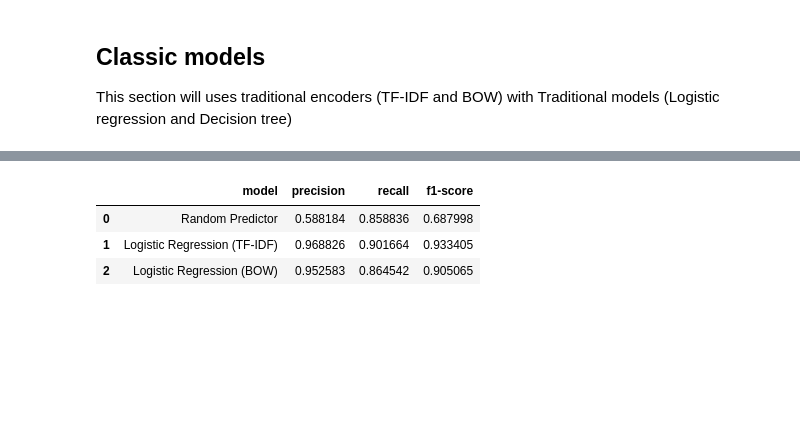
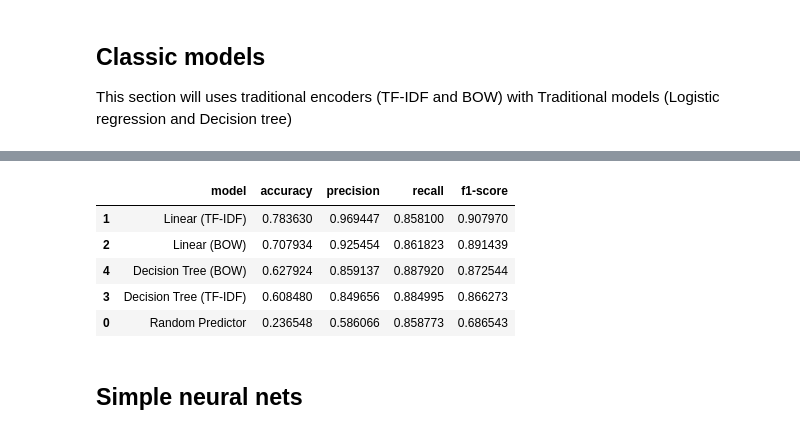
Before and after one commit to NgocMinhUniversityProjects/BTL-NLP, a Jupyter notebook: depressive-suicidal-analysis/main.ipynb, the cells around one changed output, grey strips where cells are left out. Cells and saved outputs as stored; diff of their text form; code cells hidden in the pictures; blank space fills up the shorter version.

Commit message:
Add more models for depressive analysis

```diff
--- a/depressive-suicidal-analysis/main.ipynb
+++ b/depressive-suicidal-analysis/main.ipynb
@@ -172,5 +175,5 @@ train_df, test_df = train_test_split(df_all, test_size=0.2, random_state=42)
 # %%
-score_df = pd.DataFrame(columns=["model", "precision", "recall", "f1-score"])
+score_df = pd.DataFrame(columns=["model", "accuracy", "precision", "recall", "f1-score"])
 # %%
 from sklearn.metrics import classification_report, multilabel_confusion_matrix, accuracy_score, f1_score, precision_score, recall_score
 
@@ -313,7 +338,12 @@ Overall recall: 0.8645418326693227
 # %%
-display(score_df)
+display(score_df.sort_values(by="f1-score", ascending=False))
+# linear is highest, data is highly learnable
 # %% [output]
-|  | model | precision | recall | f1-score |
-| 0 | Random Predictor | 0.588184 | 0.858836 | 0.687998 |
-| 1 | Logistic Regression (TF-IDF) | 0.968826 | 0.901664 | 0.933405 |
-| 2 | Logistic Regression (BOW) | 0.952583 | 0.864542 | 0.905065 |
+|  | model | accuracy | precision | recall | f1-score |
+| 1 | Linear (TF-IDF) | 0.783630 | 0.969447 | 0.858100 | 0.907970 |
+| 2 | Linear (BOW) | 0.707934 | 0.925454 | 0.861823 | 0.891439 |
+| 4 | Decision Tree (BOW) | 0.627924 | 0.859137 | 0.887920 | 0.872544 |
+| 3 | Decision Tree (TF-IDF) | 0.608480 | 0.849656 | 0.884995 | 0.866273 |
+| 0 | Random Predictor | 0.236548 | 0.586066 | 0.858773 | 0.686543 |
+# %% [markdown]
+## Simple neural nets
```
Also changed, not shown: parts of 9 cells of this notebook.
